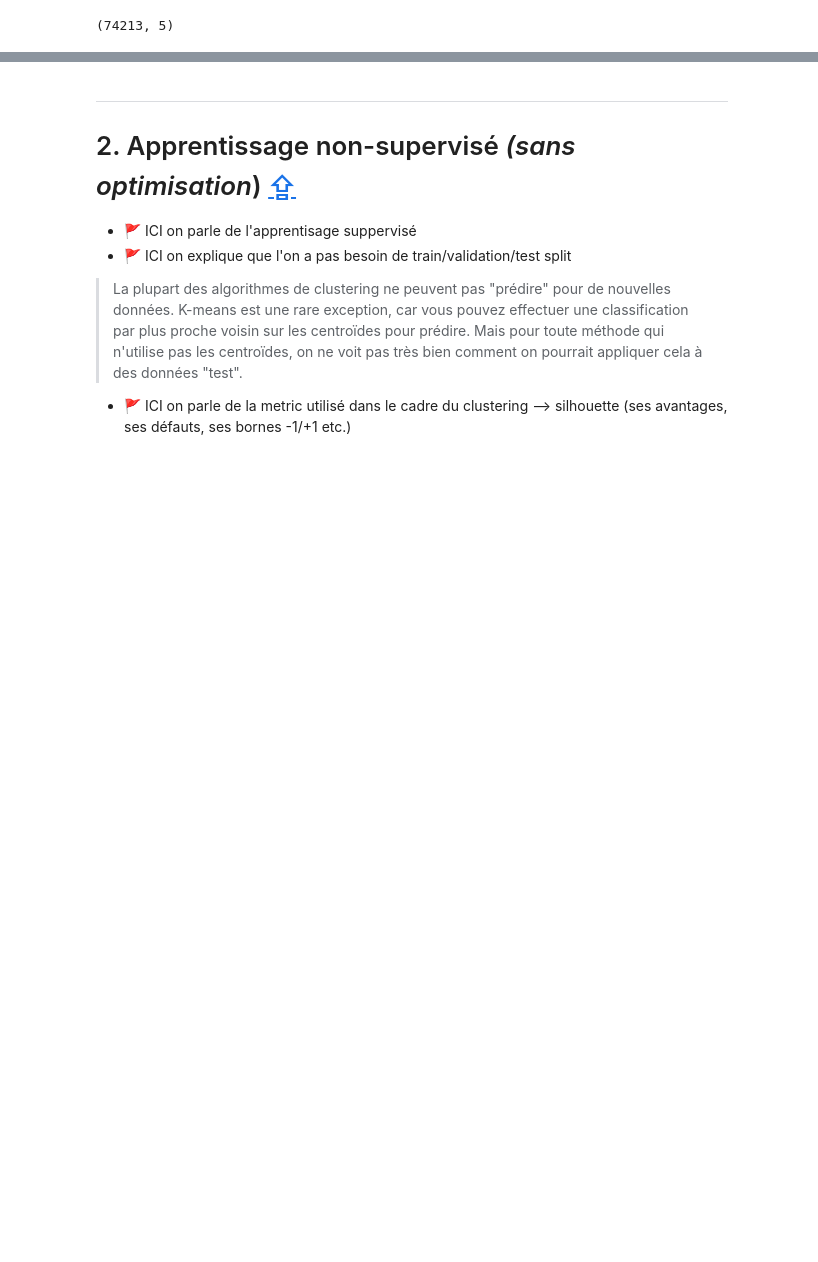
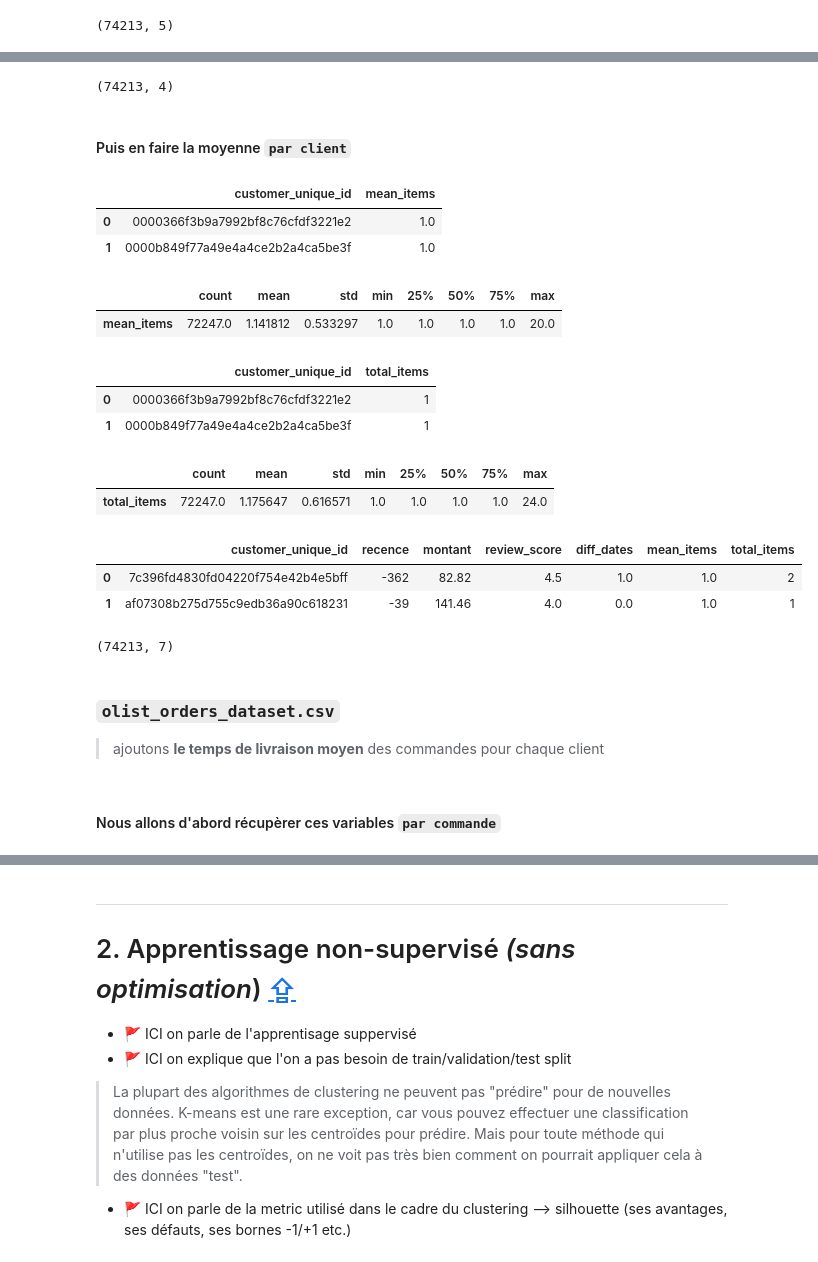
Before and after one commit to Valkea/OC_AI_05, a Jupyter notebook: 02_Clustering.ipynb, the cells around one changed output, grey strips where cells are left out. Drawn from its saved outputs; the diff is of its cells as text; code cells hidden in the pictures; blank space fills up the shorter version.

```diff
--- a/02_Clustering.ipynb
+++ b/02_Clustering.ipynb
@@ -504,0 +489,3 @@ data_clustering.shape
+# %%
+data_fe = data_items.groupby('order_id').last()[['order_item_id']].reset_index()
+data_fe.head(2)
@@ -504,0 +496,3 @@ data_clustering.shape
+# %%
+data_fe = data_base_join.merge(data_fe, on='order_id', how='left')
+data_fe.head(2)
@@ -504,0 +503,49 @@ data_clustering.shape
+# %%
+data_fe.shape
+# %% [output]
+(74213, 4)
+# %% [markdown]
+#### Puis en faire la moyenne `par client`
+# %%
+data_fe2 = data_fe.groupby('customer_unique_id').mean().reset_index()
+data_fe2.rename(columns={'order_item_id':'mean_items'}, inplace=True)
+data_fe2.head(2)
+# %% [output]
+|  | customer_unique_id | mean_items |
+| 0 | 0000366f3b9a7992bf8c76cfdf3221e2 | 1.0 |
+| 1 | 0000b849f77a49e4a4ce2b2a4ca5be3f | 1.0 |
+# %%
+data_fe2.describe().T
+# %% [output]
+|  | count | mean | std | min | 25% | 50% | 75% | max |
+| mean_items | 72247.0 | 1.141812 | 0.533297 | 1.0 | 1.0 | 1.0 | 1.0 | 20.0 |
+# %%
+data_fe3 = data_fe.groupby('customer_unique_id').sum().reset_index()
+data_fe3.rename(columns={'order_item_id':'total_items'}, inplace=True)
+data_fe3.head(2)
+# %% [output]
+|  | customer_unique_id | total_items |
+| 0 | 0000366f3b9a7992bf8c76cfdf3221e2 | 1 |
+| 1 | 0000b849f77a49e4a4ce2b2a4ca5be3f | 1 |
+# %%
+data_fe3.describe().T
+# %% [output]
+|  | count | mean | std | min | 25% | 50% | 75% | max |
+| total_items | 72247.0 | 1.175647 | 0.616571 | 1.0 | 1.0 | 1.0 | 1.0 | 24.0 |
+# %%
+data_clustering = data_clustering.merge(data_fe2, on='customer_unique_id', how='left')
+data_clustering = data_clustering.merge(data_fe3, on='customer_unique_id', how='left')
+data_clustering.head(2)
+# %% [output]
+|  | customer_unique_id | recence | montant | review_score | diff_dates | mean_items | total_items |
+| 0 | 7c396fd4830fd04220f754e42b4e5bff | -362 | 82.82 | 4.5 | 1.0 | 1.0 | 2 |
+| 1 | af07308b275d755c9edb36a90c618231 | -39 | 141.46 | 4.0 | 0.0 | 1.0 | 1 |
+# %%
+data_clustering.shape
+# %% [output]
+(74213, 7)
+# %% [markdown]
+### `olist_orders_dataset.csv`
+> ajoutons **le temps de livraison moyen** des commandes pour chaque client
+# %% [markdown]
+#### Nous allons d'abord récupèrer ces variables `par commande`
```
Also changed, not shown: parts of 17 cells of this notebook.
